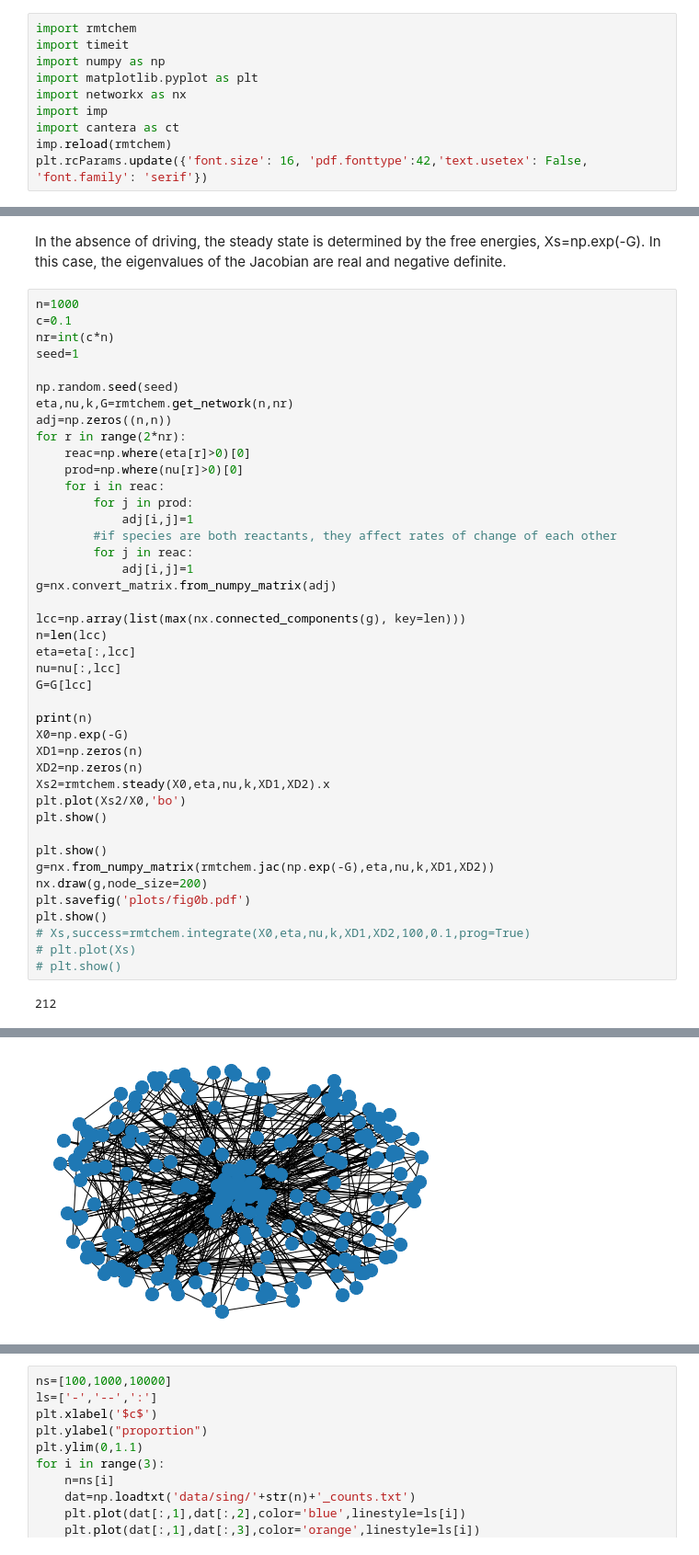
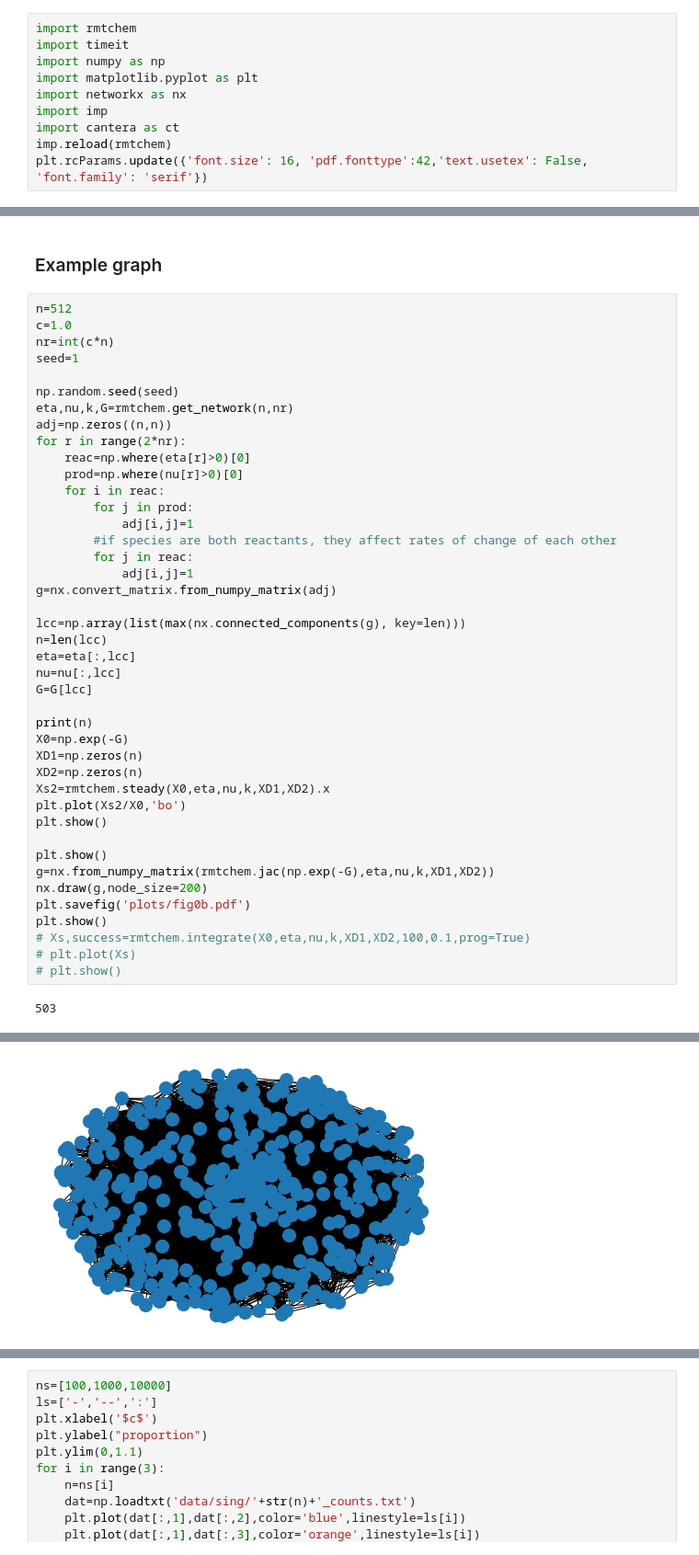
Before and after one commit to znicolaou/rmtchem, a Jupyter notebook: rmtchem.ipynb, the cells around one changed output, grey strips where cells are left out. Shown at 92% size. Saved outputs shown, nothing was run; the diff lists cells and outputs as text.

Commit message:
updated plots

```diff
--- a/rmtchem.ipynb
+++ b/rmtchem.ipynb
@@ -45,8 +11,8 @@ plt.show()
-# %% [markdown]
-In the absence of driving, the steady state is determined by the free energies, Xs=np.exp(-G). In this case, the eigenvalues of the Jacobian are real and negative definite.
+# %% [markdown]
+### Example graph
 # %%
-n=1000
-c=0.1
+n=512
+c=1.0
 nr=int(c*n)
 seed=1
 
@@ -87,4 +53,4 @@ plt.show()
 # plt.plot(Xs)
 # plt.show()
 # %% [output]
-212
+503
@@ -92 +58 @@ plt.show()
-[figure, old version]
+[figure, new version]
```
Also changed, not shown: parts of 13 cells of this notebook.
